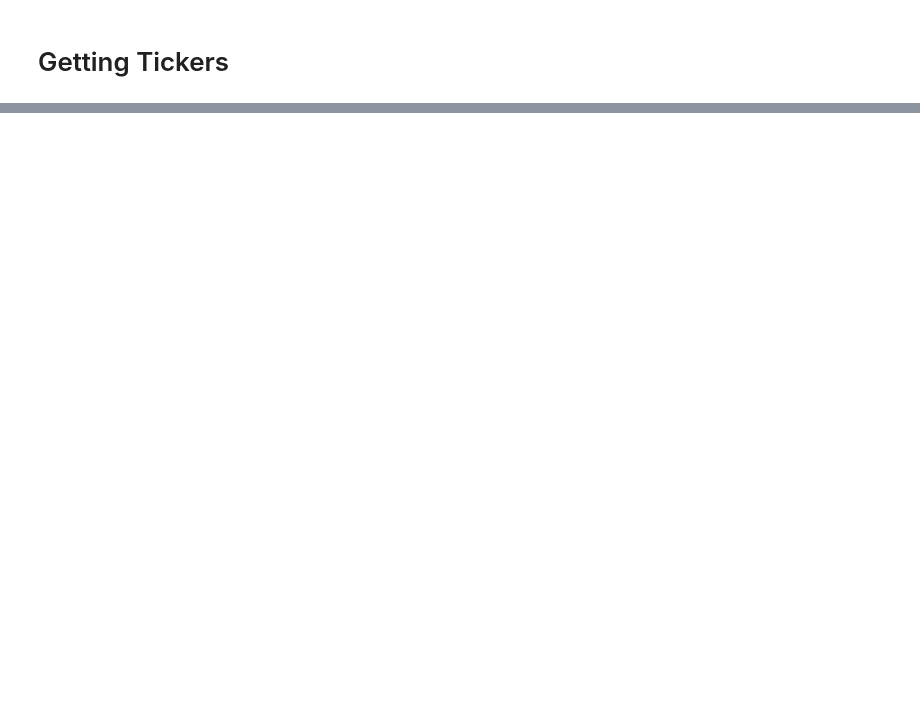
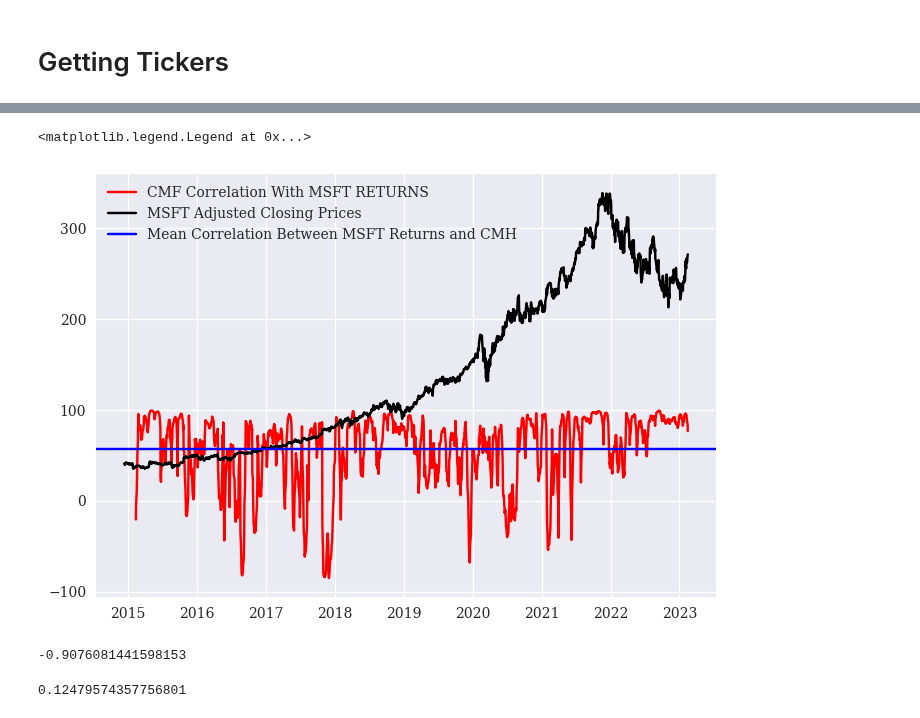
Before and after one commit to dcstein22/economics, a Jupyter notebook: final_project.ipynb, the cells around one changed output, grey strips where cells are left out. Cells and saved outputs as stored; diff of their text form; code cells hidden in the pictures; blank space fills up the shorter version.

```diff
--- a/final_project.ipynb
+++ b/final_project.ipynb
@@ -104,0 +195,9 @@ array(['ZZZ', 'ZZK', 'ZYXI', 'ZYNE', 'ZYME', 'ZY', 'ZXYZ_A', 'ZX', 'ZWS'],
+# %%
+plt.plot(figsize = (10,8))
+plt.plot(100*msft['adj_close'].pct_change(21).rolling(21).corr(calculate_chaikin_money_flow(msft,21)),label = 'CMF Correlation With MSFT RETURNS', c = 'r')
+plt.plot(msft['adj_close'], label = 'MSFT Adjusted Closing Prices', c = 'black')
+plt.axhline(CMH_df.CMH_Corr.mean(), c = 'b', label = 'Mean Correlation Between MSFT Returns and CMH')
+plt.legend(loc = 0)
+# %% [output]
+<matplotlib.legend.Legend at 0x...>
+[figure, added]
@@ -104,0 +207,8 @@ array(['ZZZ', 'ZZK', 'ZYXI', 'ZYNE', 'ZYME', 'ZY', 'ZXYZ_A', 'ZX', 'ZWS'],
+# %%
+calculate_chaikin_money_flow(msft,100).mean()
+# %% [output]
+-0.9076081441598153
+# %%
+msft['adj_close'].pct_change().rolling(100).corr(calculate_chaikin_money_flow(msft,100)).mean()
+# %% [output]
+0.12479574357756801
```
Also changed, not shown: parts of 28 cells of this notebook.
